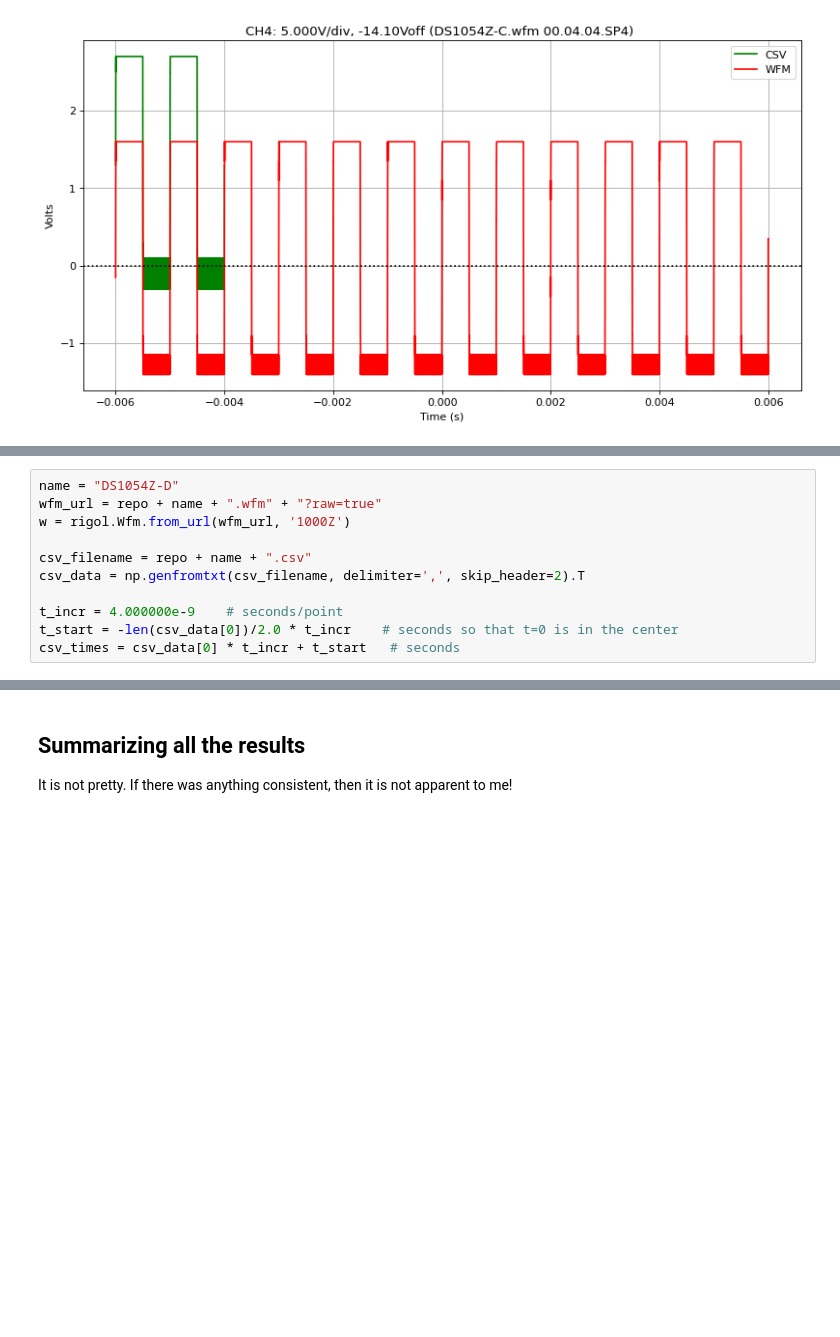
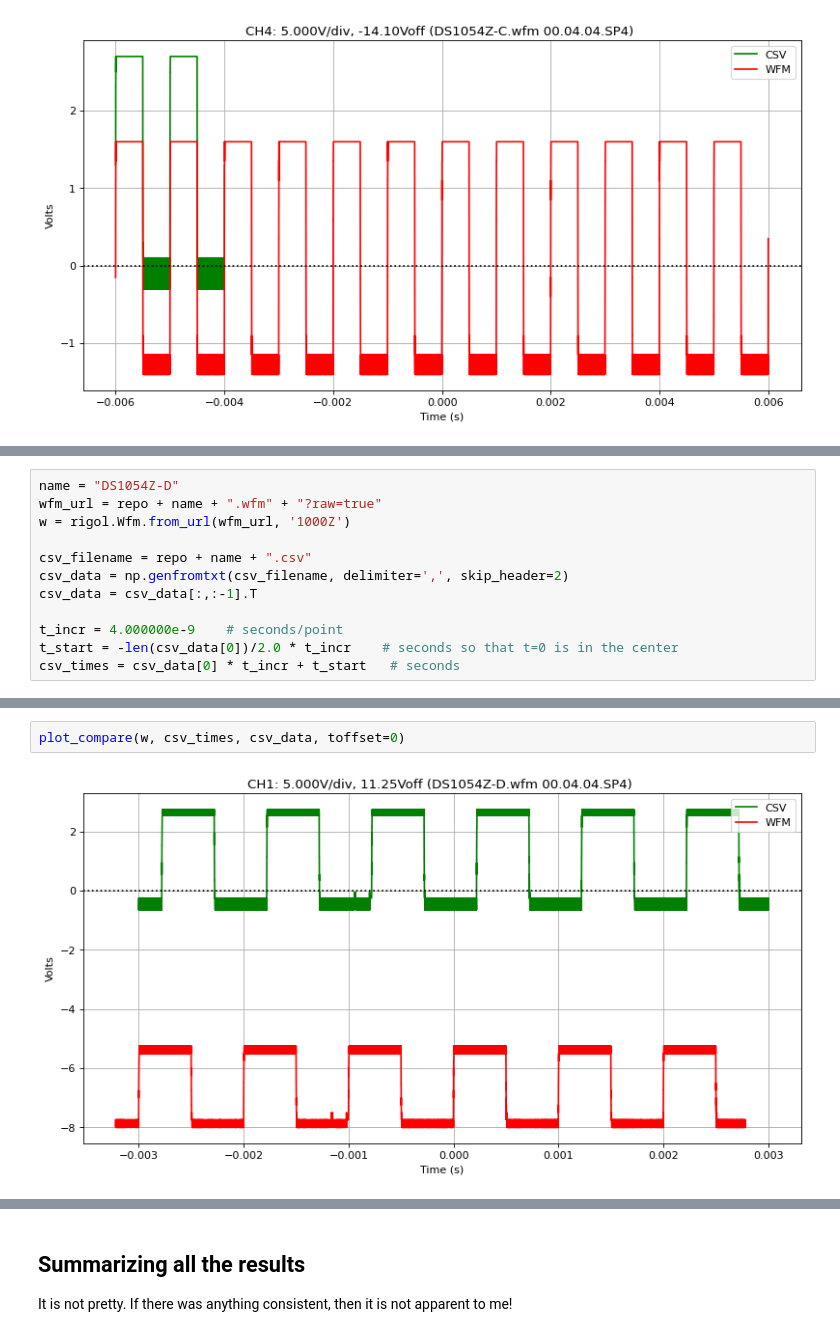
Before and after one commit to scottprahl/RigolWFM, a Jupyter notebook: docs/1-DS1000Z-Waveforms.ipynb, the cells around one changed output, grey strips where cells are left out. Drawn from its saved outputs; the diff is of its cells as text; blank space fills up the shorter version.

```diff
--- a/docs/1-DS1000Z-Waveforms.ipynb
+++ b/docs/1-DS1000Z-Waveforms.ipynb
@@ -420,7 +440,8 @@ wfm_url = repo + name + ".wfm" + "?raw=true"
 w = rigol.Wfm.from_url(wfm_url, '1000Z')
 
 csv_filename = repo + name + ".csv"
-csv_data = np.genfromtxt(csv_filename, delimiter=',', skip_header=2).T
+csv_data = np.genfromtxt(csv_filename, delimiter=',', skip_header=2)
+csv_data = csv_data[:,:-1].T
 
 t_incr = 4.000000e-9    # seconds/point
 t_start = -len(csv_data[0])/2.0 * t_incr    # seconds so that t=0 is in the center
@@ -430,3 +475,7 @@ downloading 'https://github.com/scottprahl/RigolWFM/raw/master/wfm/DS1054Z-D.wfm
+# %%
+plot_compare(w, csv_times, csv_data, toffset=0)
+# %% [output]
+[figure, added]
 # %%
 scale=1.0
 end_ns=3000000
```
Also changed, not shown: parts of 13 cells of this notebook.
